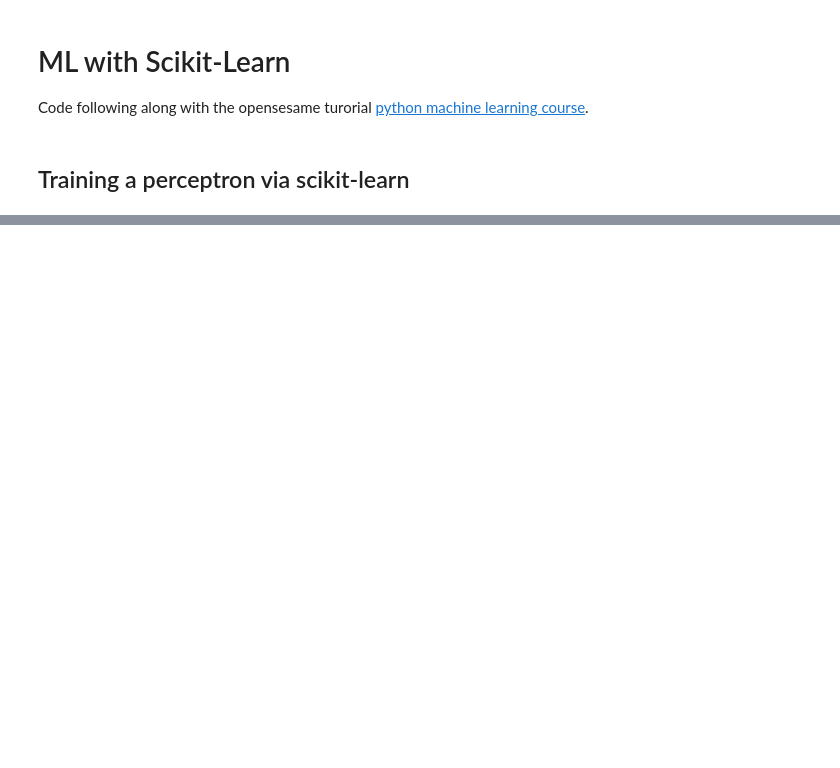
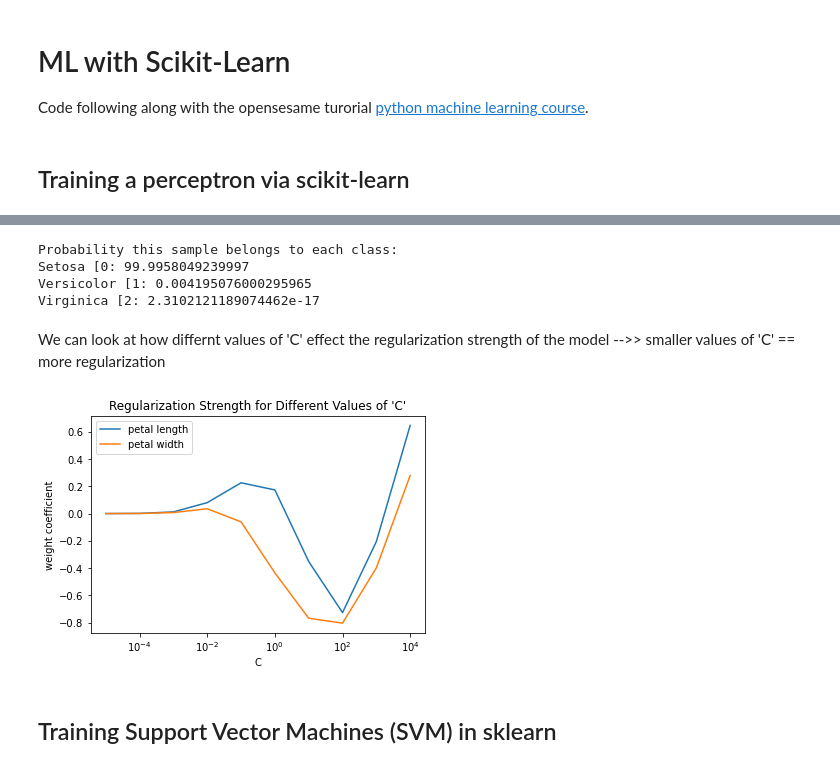
Before and after one commit to jcperkins12/tutorial-py-machine-learning-opensesame, a Jupyter notebook: notebooks/02-cp-ML-Classifiers-Using-Scikit-Learn.ipynb, the cells around one changed output, grey strips where cells are left out. Saved outputs shown, nothing was run; the diff lists cells and outputs as text; code cells hidden in the pictures; blank space fills up the shorter version.

```diff
--- a/notebooks/02-cp-ML-Classifiers-Using-Scikit-Learn.ipynb
+++ b/notebooks/02-cp-ML-Classifiers-Using-Scikit-Learn.ipynb
@@ -31,0 +220,47 @@ y = iris.target
+# %%
+test_sample = X_test_std[0,:].copy().reshape(1,-1)
+
+probs = lr.predict_proba(test_sample)
+
+# iris species dict
+iris_labels_dict = {
+    0: "Setosa",
+    1: 'Versicolor',
+    2: 'Virginica'
+}
+
+class_name = iris_labels_dict
+class_number = lr.classes_  # access the classes attribute of our lr
+probability = probs[0]  # 'probs' is a nested array once probs are predicted
+
+print("Probability this sample belongs to each class: ")
+for i, _ in enumerate(lr.classes_):
+    print(f"{class_name[i]} [{class_number[i]}: {probability[i] * 100}")
+# %% [output]
+Probability this sample belongs to each class:
+Setosa [0: 99.9958049239997
+Versicolor [1: 0.004195076000295965
+Virginica [2: 2.3102121189074462e-17
+# %% [markdown]
+We can look at how differnt values of 'C' effect the regularization strength of the model -->> smaller values of 'C' == more regularization
+# %%
+weights, params = [], []
+for c in np.arange(-5, 5):
+    C = 10. ** c
+    lr = LogisticRegression(C=C, random_state=0)
+    lr.fit(X_train_std, y_train)
+    weights.append(lr.coef_[1])
+    params.append(C)
+
+weights = np.array(weights)
+plt.plot(params, weights[:, 0], label='petal length')
+plt.plot(params, weights[:, 1], label='petal width')
+plt.xlabel('C')
+plt.ylabel('weight coefficient')
+plt.legend(loc='upper left')
+plt.title("Regularization Strength for Different Values of 'C'")
+plt.xscale('log')
+# %% [output]
+[figure, added]
+# %% [markdown]
+## Training Support Vector Machines (SVM) in sklearn
```
Also changed, not shown: parts of 20 cells of this notebook.
